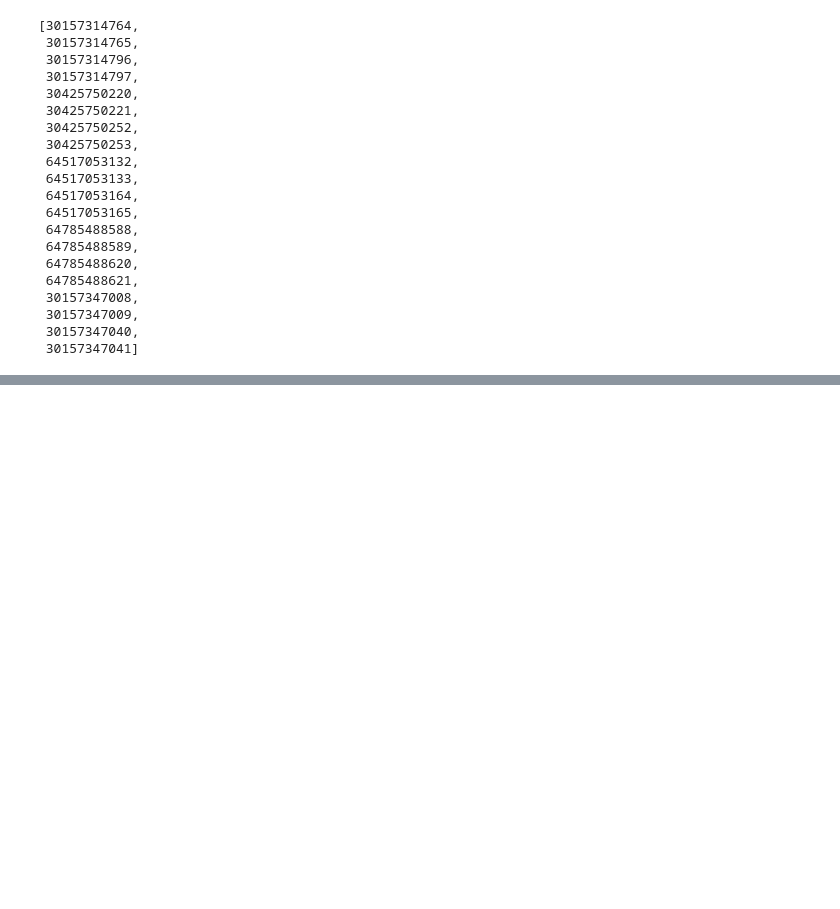
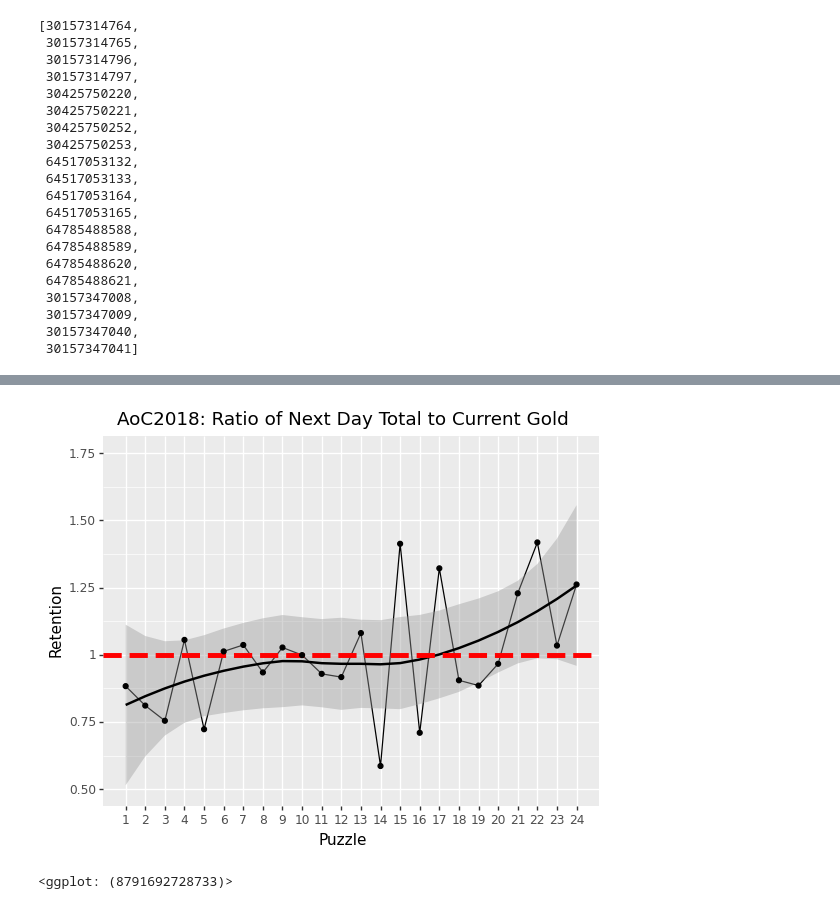
Before and after one commit to mgoadric/AdventOfCode, a Jupyter notebook: 2020/Advent of Code 2020 Solutions.ipynb, the cells around one changed output, grey strips where cells are left out. Saved outputs shown, nothing was run; the diff lists cells and outputs as text; code cells hidden in the pictures; blank space fills up the shorter version.

```diff
--- a/2020/Advent of Code 2020 Solutions.ipynb
+++ b/2020/Advent of Code 2020 Solutions.ipynb
@@ -2006,0 +2040,5 @@ Rewrote broken with function it worked! Scoping leaks in python, grrr.
+# %%
+starchart(2018)
+# %% [output]
+[figure, added]
+<ggplot: (8791692728733)>
```
Also changed, not shown: parts of 38 cells of this notebook, 3 other files.
